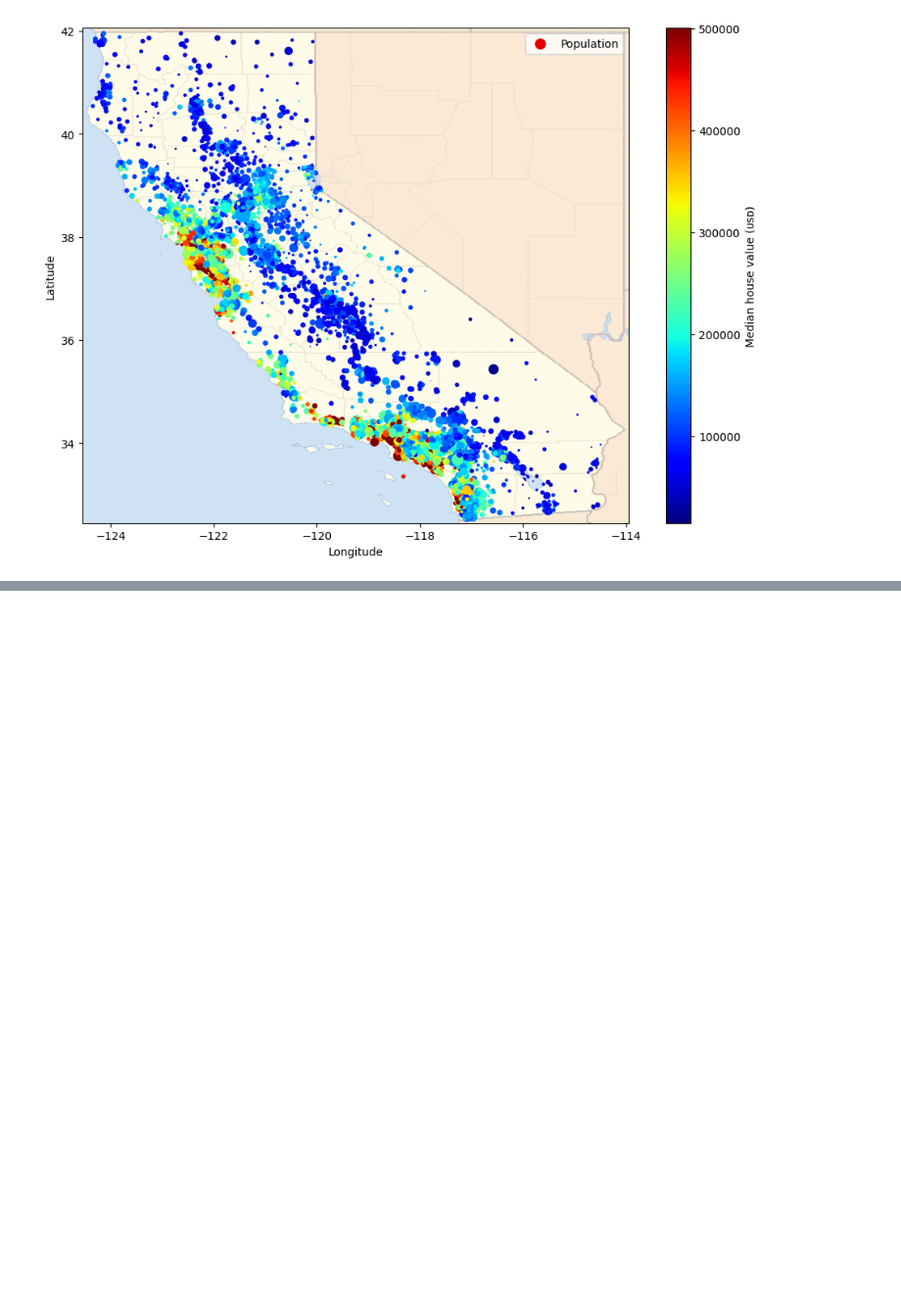
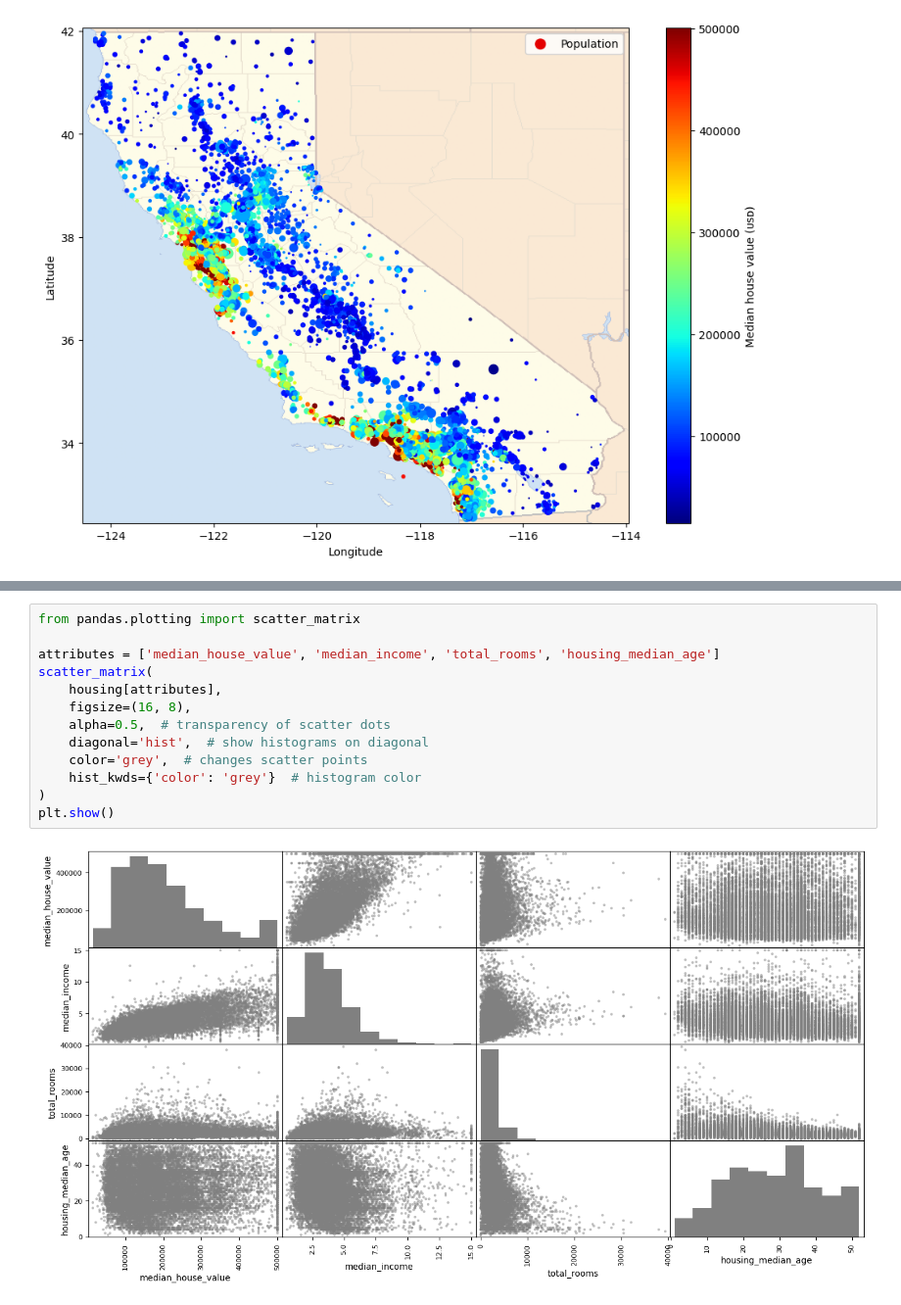
Before and after one commit to abhisheksinha27x/Classical-ML, a Jupyter notebook: 2_end-to-end-project/code.ipynb, the cells around one changed output, grey strips where cells are left out. Shown at 98% size. Cells and saved outputs as stored; diff of their text form; blank space fills up the shorter version.

```diff
--- a/2_end-to-end-project/code.ipynb
+++ b/2_end-to-end-project/code.ipynb
@@ -227,0 +246,15 @@ plt.show()
+# %%
+from pandas.plotting import scatter_matrix
+
+attributes = ['median_house_value', 'median_income', 'total_rooms', 'housing_median_age']
+scatter_matrix(
+    housing[attributes],
+    figsize=(16, 8),
+    alpha=0.5,  # transparency of scatter dots
+    diagonal='hist',  # show histograms on diagonal
+    color='grey',  # changes scatter points
+    hist_kwds={'color': 'grey'}  # histogram color
+)
+plt.show()
+# %% [output]
+[figure, added]
```
Also changed, not shown: parts of 5 cells of this notebook, 2 other files.
